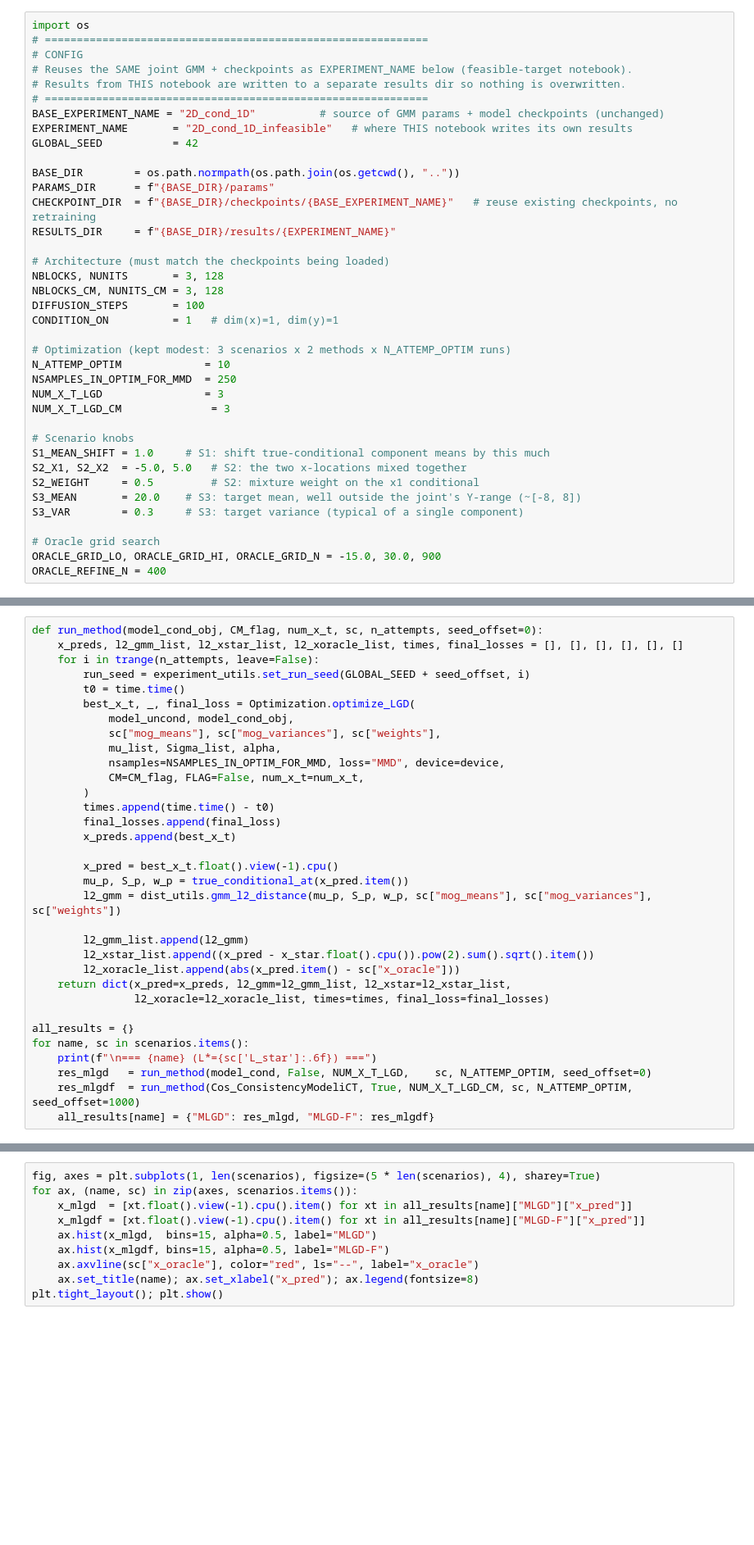
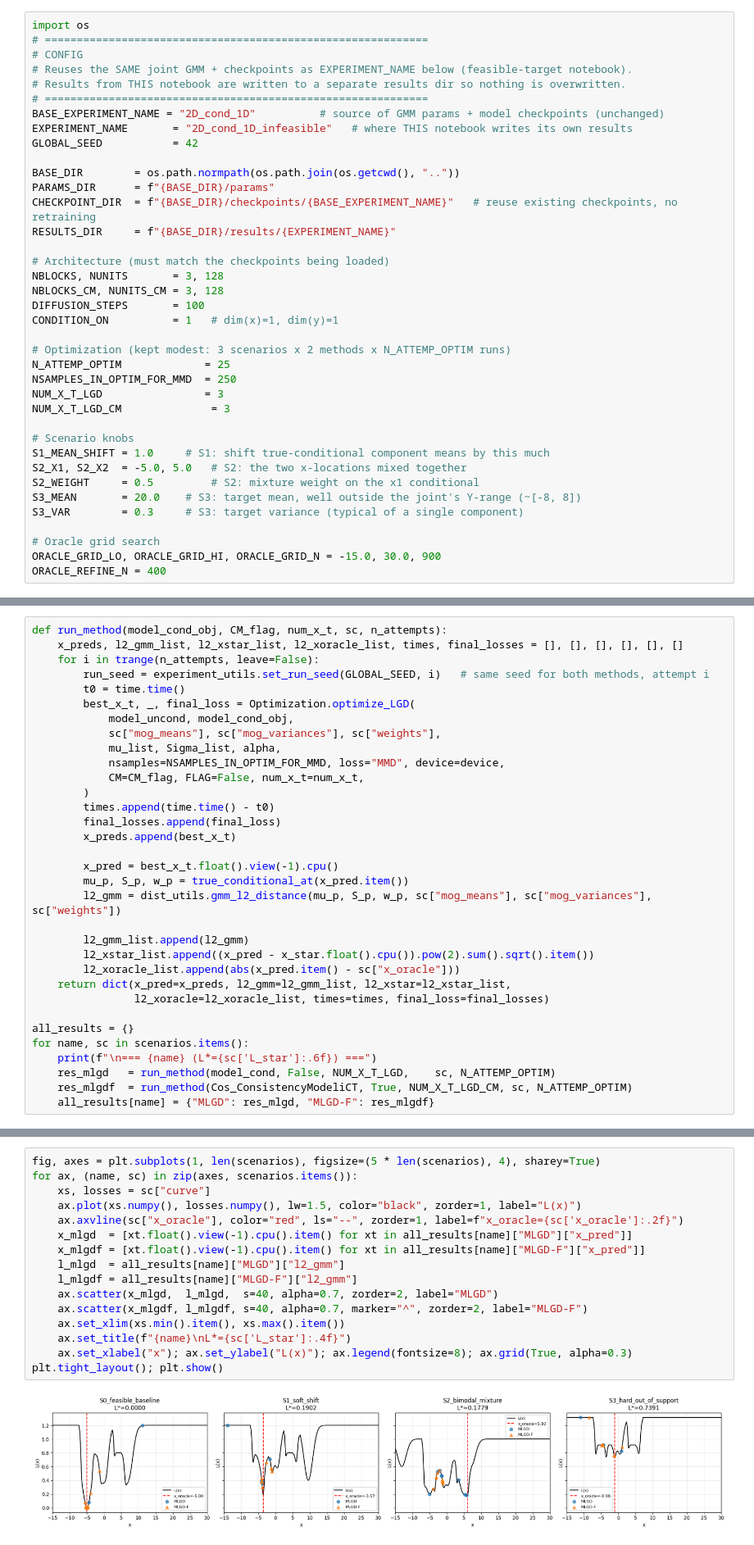
Before and after one commit to orineo1/conditional-matching-paper, a Jupyter notebook: simulations/notebooks/Exp_2D_infeasible_targets.ipynb, the cells around one changed output, grey strips where cells are left out. Shown at 82% size. Drawn from its saved outputs; the diff is of its cells as text; blank space fills up the shorter version.

```diff
--- a/simulations/notebooks/Exp_2D_infeasible_targets.ipynb
+++ b/simulations/notebooks/Exp_2D_infeasible_targets.ipynb
@@ -42,7 +42,7 @@ DIFFUSION_STEPS       = 100
 CONDITION_ON          = 1   # dim(x)=1, dim(y)=1
 
 # Optimization (kept modest: 3 scenarios x 2 methods x N_ATTEMP_OPTIM runs)
-N_ATTEMP_OPTIM             = 10
+N_ATTEMP_OPTIM             = 25
 NSAMPLES_IN_OPTIM_FOR_MMD  = 250
 NUM_X_T_LGD                = 3
 NUM_X_T_LGD_CM              = 3
@@ -224,10 +261,10 @@ plt.tight_layout(); plt.show()
 
 Identical call to `Optimization.optimize_LGD` as the main notebook — only the `(mog_means, mog_variances, weights)` argument changes per scenario.
 # %%
-def run_method(model_cond_obj, CM_flag, num_x_t, sc, n_attempts, seed_offset=0):
+def run_method(model_cond_obj, CM_flag, num_x_t, sc, n_attempts):
     x_preds, l2_gmm_list, l2_xstar_list, l2_xoracle_list, times, final_losses = [], [], [], [], [], []
     for i in trange(n_attempts, leave=False):
-        run_seed = experiment_utils.set_run_seed(GLOBAL_SEED + seed_offset, i)
+        run_seed = experiment_utils.set_run_seed(GLOBAL_SEED, i)   # same seed for both methods, attempt i
         t0 = time.time()
         best_x_t, _, final_loss = Optimization.optimize_LGD(
             model_uncond, model_cond_obj,
@@ -253,6 +290,6 @@ def run_method(model_cond_obj, CM_flag, num_x_t, sc, n_attempts, seed_offset=0):
 all_results = {}
 for name, sc in scenarios.items():
     print(f"\n=== {name} (L*={sc['L_star']:.6f}) ===")
-    res_mlgd   = run_method(model_cond, False, NUM_X_T_LGD,    sc, N_ATTEMP_OPTIM, seed_offset=0)
-    res_mlgdf  = run_method(Cos_ConsistencyModeliCT, True, NUM_X_T_LGD_CM, sc, N_ATTEMP_OPTIM, seed_offset=1000)
+    res_mlgd   = run_method(model_cond, False, NUM_X_T_LGD,    sc, N_ATTEMP_OPTIM)
+    res_mlgdf  = run_method(Cos_ConsistencyModeliCT, True, NUM_X_T_LGD_CM, sc, N_ATTEMP_OPTIM)
     all_results[name] = {"MLGD": res_mlgd, "MLGD-F": res_mlgdf}
@@ -289,13 +358,21 @@ For a genuinely infeasible target (especially S2, the bimodal case) there's no r
 # %%
 fig, axes = plt.subplots(1, len(scenarios), figsize=(5 * len(scenarios), 4), sharey=True)
 for ax, (name, sc) in zip(axes, scenarios.items()):
+    xs, losses = sc["curve"]
+    ax.plot(xs.numpy(), losses.numpy(), lw=1.5, color="black", zorder=1, label="L(x)")
+    ax.axvline(sc["x_oracle"], color="red", ls="--", zorder=1, label=f"x_oracle={sc['x_oracle']:.2f}")
     x_mlgd  = [xt.float().view(-1).cpu().item() for xt in all_results[name]["MLGD"]["x_pred"]]
     x_mlgdf = [xt.float().view(-1).cpu().item() for xt in all_results[name]["MLGD-F"]["x_pred"]]
-    ax.hist(x_mlgd,  bins=15, alpha=0.5, label="MLGD")
-    ax.hist(x_mlgdf, bins=15, alpha=0.5, label="MLGD-F")
-    ax.axvline(sc["x_oracle"], color="red", ls="--", label="x_oracle")
-    ax.set_title(name); ax.set_xlabel("x_pred"); ax.legend(fontsize=8)
+    l_mlgd  = all_results[name]["MLGD"]["l2_gmm"]
+    l_mlgdf = all_results[name]["MLGD-F"]["l2_gmm"]
+    ax.scatter(x_mlgd,  l_mlgd,  s=40, alpha=0.7, zorder=2, label="MLGD")
+    ax.scatter(x_mlgdf, l_mlgdf, s=40, alpha=0.7, marker="^", zorder=2, label="MLGD-F")
+    ax.set_xlim(xs.min().item(), xs.max().item())
+    ax.set_title(f"{name}\nL*={sc['L_star']:.4f}")
+    ax.set_xlabel("x"); ax.set_ylabel("L(x)"); ax.legend(fontsize=8); ax.grid(True, alpha=0.3)
 plt.tight_layout(); plt.show()
+# %% [output]
+[figure, added]
 # %% [markdown]
 ## MMD (optimization objective) vs. exact L2-GMM (evaluation metric): do they agree?
 
```
Also changed, not shown: parts of 15 cells of this notebook.
